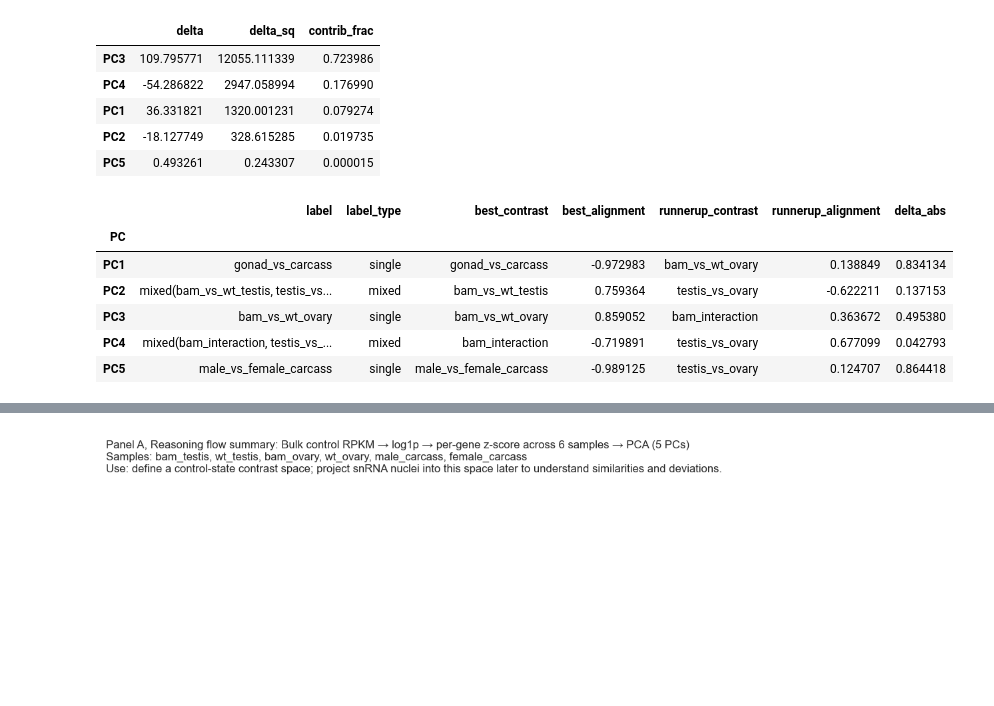
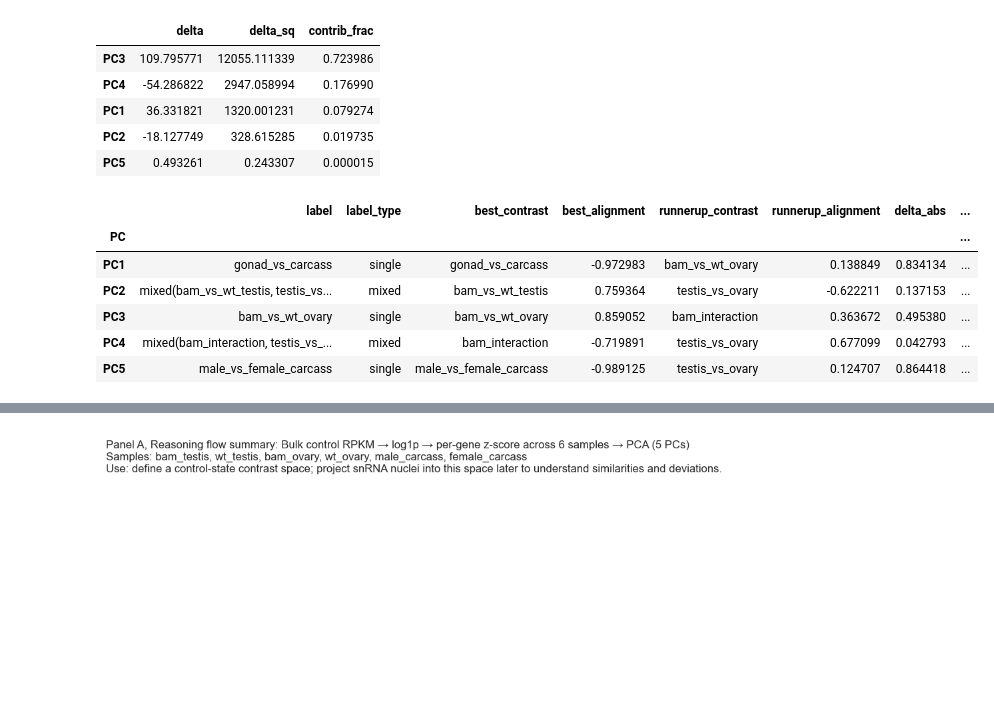
Before and after one commit to lemons2lemonade/bulk_seq_workshop, a Jupyter notebook: notebooks/workshop.ipynb, the cells around one changed output, grey strips where cells are left out. Drawn from its saved outputs; the diff is of its cells as text; code cells hidden in the pictures.

```diff
--- a/notebooks/workshop.ipynb
+++ b/notebooks/workshop.ipynb
@@ -767,39 +783,39 @@ def label_pcs_with_margin(
 
         if delta >= margin:
             label = best_name
             label_type = "single"
         else:
             label = f"mixed({best_name}, {second_name})"
             label_type = "mixed"
 
         rows.append({
             "PC": pc,
             "label": label,
             "label_type": label_type,
             "best_contrast": best_name,
             "best_alignment": best_val,
             "runnerup_contrast": second_name,
             "runnerup_alignment": second_val,
             "delta_abs": delta,
         })
 
     out = pd.DataFrame(rows).set_index("PC")
 
     # Optional: include the full alignment row for transparency (comment out if too wide)
-    # out = out.join(alignment_df[candidate_contrasts])
+    out = out.join(alignment_df[candidate_contrasts])
 
     return out
 
 
 candidate_contrasts = list(contrasts.keys())
 pc_label_report = label_pcs_with_margin(alignment_df, candidate_contrasts, margin=0.15)
 pc_label_report
 # %% [output]
-|  | label | label_type | best_contrast | best_alignment | runnerup_contrast | runnerup_alignment | delta_abs |
-| PC |  |  |  |  |  |  |  |
-| PC1 | gonad_vs_carcass | single | gonad_vs_carcass | -0.972983 | bam_vs_wt_ovary | 0.138849 | 0.834134 |
-| PC2 | mixed(bam_vs_wt_testis, testis_vs... | mixed | bam_vs_wt_testis | 0.759364 | testis_vs_ovary | -0.622211 | 0.137153 |
-| PC3 | bam_vs_wt_ovary | single | bam_vs_wt_ovary | 0.859052 | bam_interaction | 0.363672 | 0.495380 |
-| PC4 | mixed(bam_interaction, testis_vs_... | mixed | bam_interaction | -0.719891 | testis_vs_ovary | 0.677099 | 0.042793 |
-| PC5 | male_vs_female_carcass | single | male_vs_female_carcass | -0.989125 | testis_vs_ovary | 0.124707 | 0.864418 |
+|  | label | label_type | best_contrast | best_alignment | runnerup_contrast | runnerup_alignment | delta_abs | ... |
+| PC |  |  |  |  |  |  |  | ... |
+| PC1 | gonad_vs_carcass | single | gonad_vs_carcass | -0.972983 | bam_vs_wt_ovary | 0.138849 | 0.834134 | ... |
+| PC2 | mixed(bam_vs_wt_testis, testis_vs... | mixed | bam_vs_wt_testis | 0.759364 | testis_vs_ovary | -0.622211 | 0.137153 | ... |
+| PC3 | bam_vs_wt_ovary | single | bam_vs_wt_ovary | 0.859052 | bam_interaction | 0.363672 | 0.495380 | ... |
+| PC4 | mixed(bam_interaction, testis_vs_... | mixed | bam_interaction | -0.719891 | testis_vs_ovary | 0.677099 | 0.042793 | ... |
+| PC5 | male_vs_female_carcass | single | male_vs_female_carcass | -0.989125 | testis_vs_ovary | 0.124707 | 0.864418 | ... |
 # %%
```
Also changed, not shown: parts of 8 cells of this notebook.
